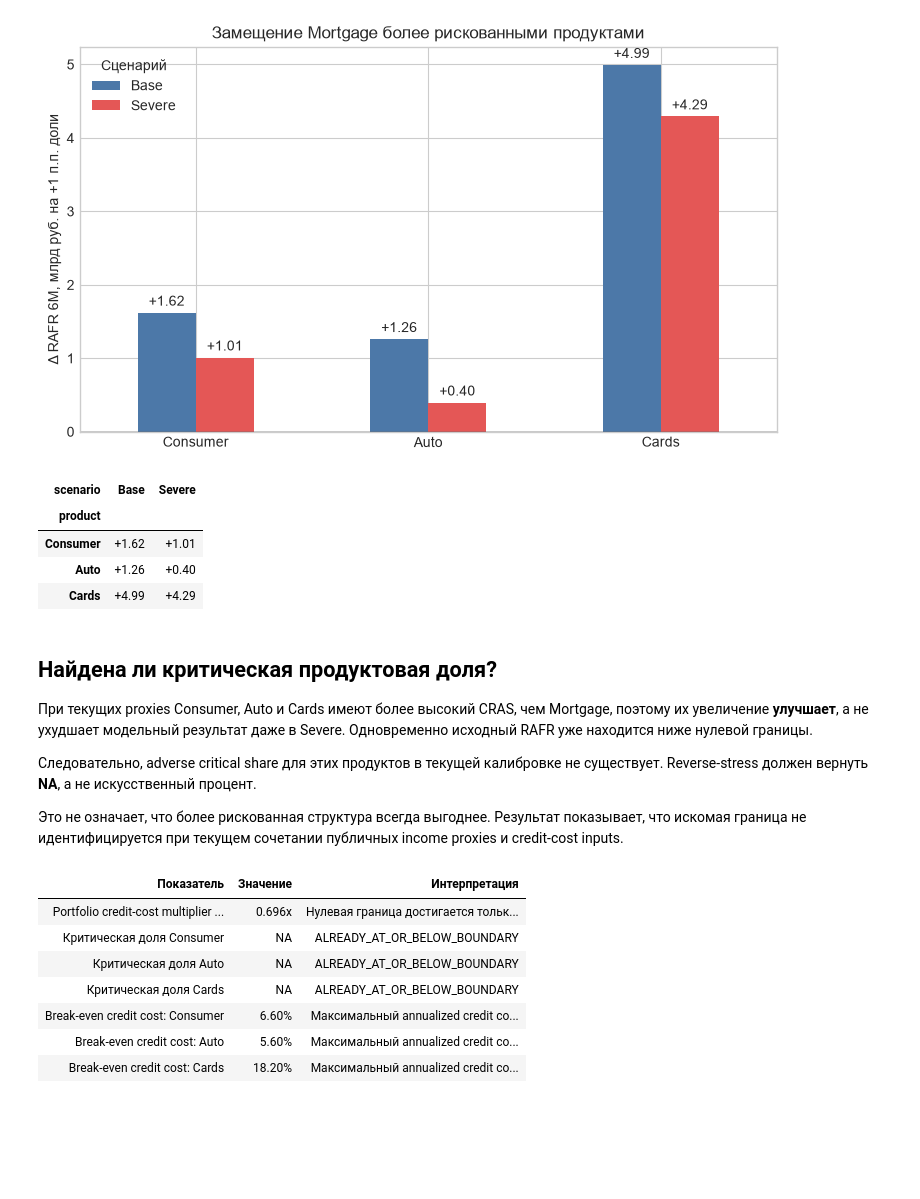
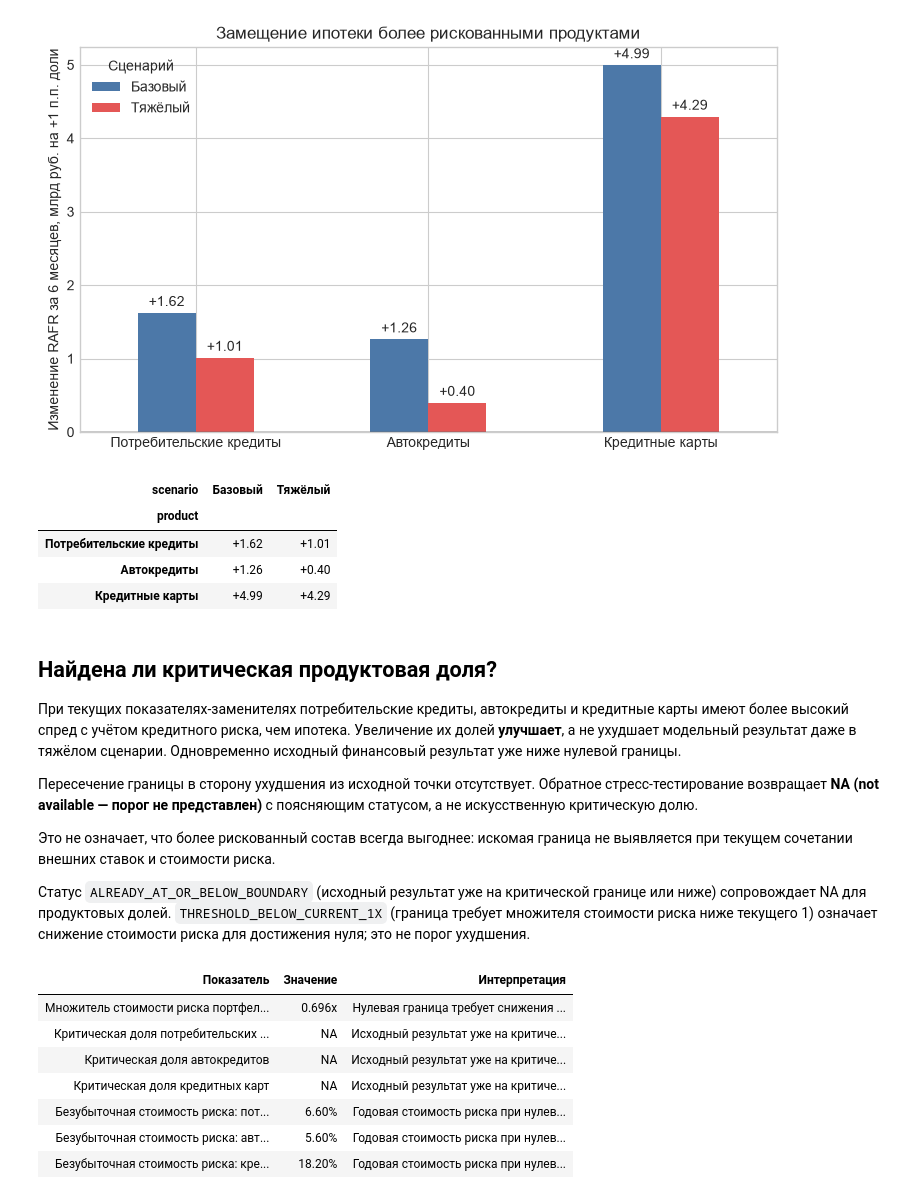
Before and after one commit to artdz1101/finatlon-retail-stress-test, a Jupyter notebook: notebooks/03_stress_model_calibration.ipynb, the cells around one changed output. Cells and saved outputs as stored; diff of their text form; code cells hidden in the pictures; blank space fills up the shorter version.

```diff
--- a/notebooks/03_stress_model_calibration.ipynb
+++ b/notebooks/03_stress_model_calibration.ipynb
@@ -167,34 +202,36 @@ plt.show()
 # %%
 share_effect = factor[
     factor.factor.eq("share_plus_1pp_vs_mortgage") & factor.scenario.isin(["Base", "Severe"])
 ].pivot(index="product", columns="scenario", values="delta_result_bn").reindex(sm.RISKIER_PRODUCTS)
 
-ax = share_effect.plot(kind="bar", figsize=(9, 5), color=["#4C78A8", "#E45756"])
+ax = share_effect.rename(index=sm.PRODUCT_LABELS, columns=sm.scenario_label).plot(kind="bar", figsize=(9, 5), color=["#4C78A8", "#E45756"])
 ax.axhline(0, color="black", linewidth=1)
 ax.set_xlabel("")
-ax.set_ylabel("Δ RAFR 6M, млрд руб. на +1 п.п. доли")
-ax.set_title("Замещение Mortgage более рискованными продуктами")
+ax.set_ylabel("Изменение RAFR за 6 месяцев, млрд руб. на +1 п.п. доли")
+ax.set_title("Замещение ипотеки более рискованными продуктами")
 ax.tick_params(axis="x", rotation=0)
 ax.legend(title="Сценарий")
 for container in ax.containers:
     ax.bar_label(container, fmt="%+.2f", padding=3)
 plt.show()
-display(share_effect.style.format("{:+.2f}"))
+display(share_effect.rename(index=sm.PRODUCT_LABELS, columns=sm.scenario_label).style.format("{:+.2f}"))
 # %% [output]
-[figure, old version]
+[figure, new version]
-| scenario | Base | Severe |
+| scenario | Базовый | Тяжёлый |
 | product |  |  |
-| Consumer | +1.62 | +1.01 |
-| Auto | +1.26 | +0.40 |
-| Cards | +4.99 | +4.29 |
+| Потребительские кредиты | +1.62 | +1.01 |
+| Автокредиты | +1.26 | +0.40 |
+| Кредитные карты | +4.99 | +4.29 |
 # %% [markdown]
 ## Найдена ли критическая продуктовая доля?
 
-При текущих proxies Consumer, Auto и Cards имеют более высокий CRAS, чем Mortgage, поэтому их увеличение **улучшает**, а не ухудшает модельный результат даже в Severe. Одновременно исходный RAFR уже находится ниже нулевой границы.
+При текущих показателях-заменителях потребительские кредиты, автокредиты и кредитные карты имеют более высокий спред с учётом кредитного риска, чем ипотека. Увеличение их долей **улучшает**, а не ухудшает модельный результат даже в тяжёлом сценарии. Одновременно исходный финансовый результат уже ниже нулевой границы.
 
-Следовательно, adverse critical share для этих продуктов в текущей калибровке не существует. Reverse-stress должен вернуть **NA**, а не искусственный процент.
+Пересечение границы в сторону ухудшения из исходной точки отсутствует. Обратное стресс-тестирование возвращает **NA (not available — порог не представлен)** с поясняющим статусом, а не искусственную критическую долю.
 
-Это не означает, что более рискованная структура всегда выгоднее. Результат показывает, что искомая граница не идентифицируется при текущем сочетании публичных income proxies и credit-cost inputs.
+Это не означает, что более рискованный состав всегда выгоднее: искомая граница не выявляется при текущем сочетании внешних ставок и стоимости риска.
+
+Статус `ALREADY_AT_OR_BELOW_BOUNDARY` (исходный результат уже на критической границе или ниже) сопровождает NA для продуктовых долей. `THRESHOLD_BELOW_CURRENT_1X` (граница требует множителя стоимости риска ниже текущего 1) означает снижение стоимости риска для достижения нуля; это не порог ухудшения.
 # %%
 base_reverse = reverse[reverse.scenario.eq("Base")]
 portfolio_threshold = base_reverse[base_reverse.reverse_type.eq("portfolio_credit_cost_multiplier")].iloc[0]
@@ -203,9 +240,9 @@ share_rows = base_reverse[base_reverse.reverse_type.eq("critical_product_share_v
 
 threshold_view = pd.DataFrame({
     "Показатель": [
-        "Portfolio credit-cost multiplier до RAFR = 0",
-        "Критическая доля Consumer", "Критическая доля Auto", "Критическая доля Cards",
-        "Break-even credit cost: Consumer", "Break-even credit cost: Auto", "Break-even credit cost: Cards"
+        "Множитель стоимости риска портфеля до RAFR = 0",
+        "Критическая доля потребительских кредитов", "Критическая доля автокредитов", "Критическая доля кредитных карт",
+        "Безубыточная стоимость риска: потребительские кредиты", "Безубыточная стоимость риска: автокредиты", "Безубыточная стоимость риска: кредитные карты"
     ],
     "Значение": [
         f"{portfolio_threshold.threshold:.3f}x",
@@ -215,23 +252,24 @@ threshold_view = pd.DataFrame({
         f"{break_even.loc['Cards', 'threshold']:.2%}"
     ],
     "Интерпретация": [
-        "Нулевая граница достигается только при снижении текущего credit cost",
+        "Нулевая граница требует снижения текущей стоимости риска",
         share_rows.loc["Consumer", "status"], share_rows.loc["Auto", "status"], share_rows.loc["Cards", "status"],
-        "Максимальный annualized credit cost при нулевом продуктовым CRAS",
-        "Максимальный annualized credit cost при нулевом продуктовым CRAS",
-        "Максимальный annualized credit cost при нулевом продуктовым CRAS"
+        "Годовая стоимость риска при нулевом продуктовом спреде",
+        "Годовая стоимость риска при нулевом продуктовом спреде",
+        "Годовая стоимость риска при нулевом продуктовом спреде"
     ]
 })
+threshold_view["Интерпретация"] = threshold_view["Интерпретация"].replace(sm.STATUS_LABELS)
 display(threshold_view.style.hide(axis="index"))
 # %% [output]
 | Показатель | Значение | Интерпретация |
-| Portfolio credit-cost multiplier ... | 0.696x | Нулевая граница достигается тольк... |
-| Критическая доля Consumer | NA | ALREADY_AT_OR_BELOW_BOUNDARY |
-| Критическая доля Auto | NA | ALREADY_AT_OR_BELOW_BOUNDARY |
-| Критическая доля Cards | NA | ALREADY_AT_OR_BELOW_BOUNDARY |
-| Break-even credit cost: Consumer | 6.60% | Максимальный annualized credit co... |
-| Break-even credit cost: Auto | 5.60% | Максимальный annualized credit co... |
-| Break-even credit cost: Cards | 18.20% | Максимальный annualized credit co... |
+| Множитель стоимости риска портфел... | 0.696x | Нулевая граница требует снижения ... |
+| Критическая доля потребительских ... | NA | Исходный результат уже на критиче... |
+| Критическая доля автокредитов | NA | Исходный результат уже на критиче... |
+| Критическая доля кредитных карт | NA | Исходный результат уже на критиче... |
+| Безубыточная стоимость риска: пот... | 6.60% | Годовая стоимость риска при нулев... |
+| Безубыточная стоимость риска: авт... | 5.60% | Годовая стоимость риска при нулев... |
+| Безубыточная стоимость риска: кре... | 18.20% | Годовая стоимость риска при нулев... |
 # %% [markdown]
 ## Ключевая чувствительность: ипотечная ставка
 
```
Also changed, not shown: parts of 15 cells of this notebook, 13 other files.
